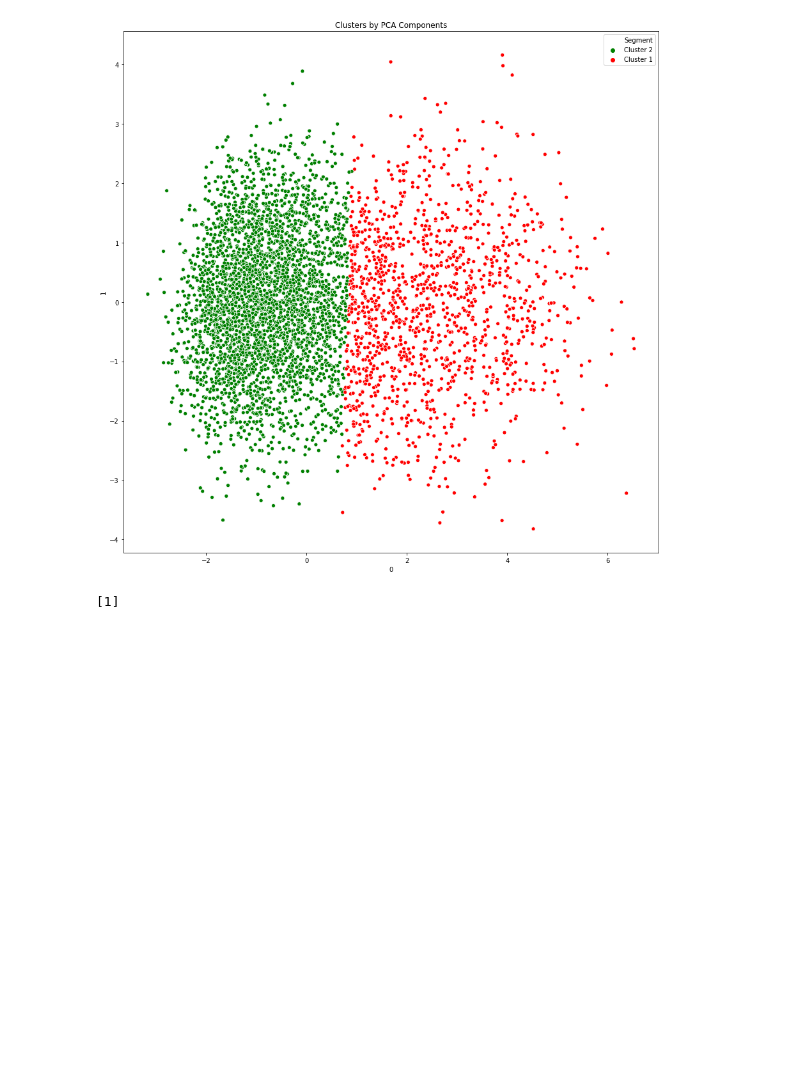
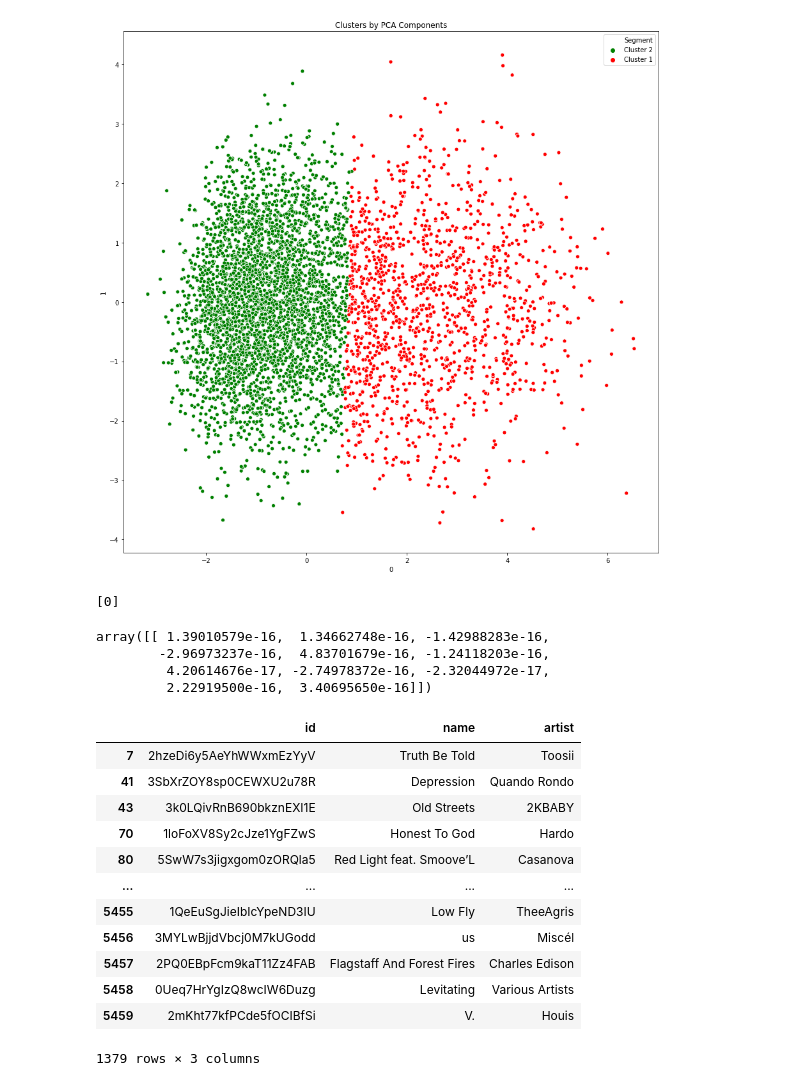
Before and after one commit to gonemad97/Spotify-Song-Recommender, a Jupyter notebook: CS6620 Final Project V2.ipynb, the cells around one changed output. Cells and saved outputs as stored; diff of their text form; code cells hidden in the pictures; blank space fills up the shorter version.

```diff
--- a/CS6620 Final Project V2.ipynb
+++ b/CS6620 Final Project V2.ipynb
@@ -189,8 +189,30 @@ plt.show()
 from sklearn.preprocessing import StandardScaler
 std_audio = StandardScaler().fit_transform(searched_track[cols_to_standardize]) # normalizing the data
 # pca = PCA(n_components=1)
-principalComponents = pca.transform(std_audio)
-PCA_components = pd.DataFrame(principalComponents)
+principleComponents = pca.transform(std_audio)
+PCA_components = pd.DataFrame(principleComponents)
 print(model.predict(PCA_components.iloc[:,:2]))
+principleComponents
 # %% [output]
-[1]
+[0]
+array([[ 1.39010579e-16,  1.34662748e-16, -1.42988283e-16,
+        -2.96973237e-16,  4.83701679e-16, -1.24118203e-16,
+         4.20614676e-17, -2.74978372e-16, -2.32044972e-17,
+         2.22919500e-16,  3.40695650e-16]])
+# %%
+x = segm_kmeans[segm_kmeans["Segment KMeans PCA"] == 0]
+x.iloc[:, : 3]
+# %% [output]
+|  | id | name | artist |
+| 7 | 2hzeDi6y5AeYhWWxmEzYyV | Truth Be Told | Toosii |
+| 41 | 3SbXrZOY8sp0CEWXU2u78R | Depression | Quando Rondo |
+| 43 | 3k0LQivRnB690bkznEXI1E | Old Streets | 2KBABY |
+| 70 | 1loFoXV8Sy2cJze1YgFZwS | Honest To God | Hardo |
+| 80 | 5SwW7s3jigxgom0zORQla5 | Red Light feat. Smoove’L | Casanova |
+| ... | ... | ... | ... |
+| 5455 | 1QeEuSgJieIbIcYpeND3IU | Low Fly | TheeAgris |
+| 5456 | 3MYLwBjjdVbcj0M7kUGodd | us | Miscél |
+| 5457 | 2PQ0EBpFcm9kaT11Zz4FAB | Flagstaff And Forest Fires | Charles Edison |
+| 5458 | 0Ueq7HrYgIzQ8wcIW6Duzg | Levitating | Various Artists |
+| 5459 | 2mKht77kfPCde5fOCIBfSi | V. | Houis |
+1379 rows × 3 columns
```
Also changed, not shown: parts of 2 cells of this notebook, 6 other files.
